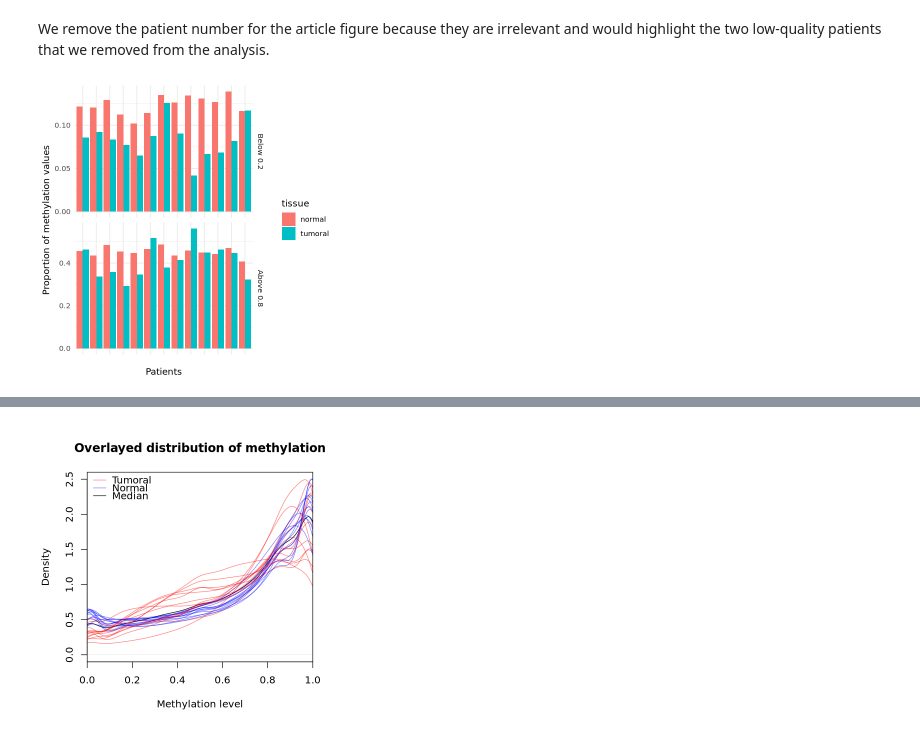
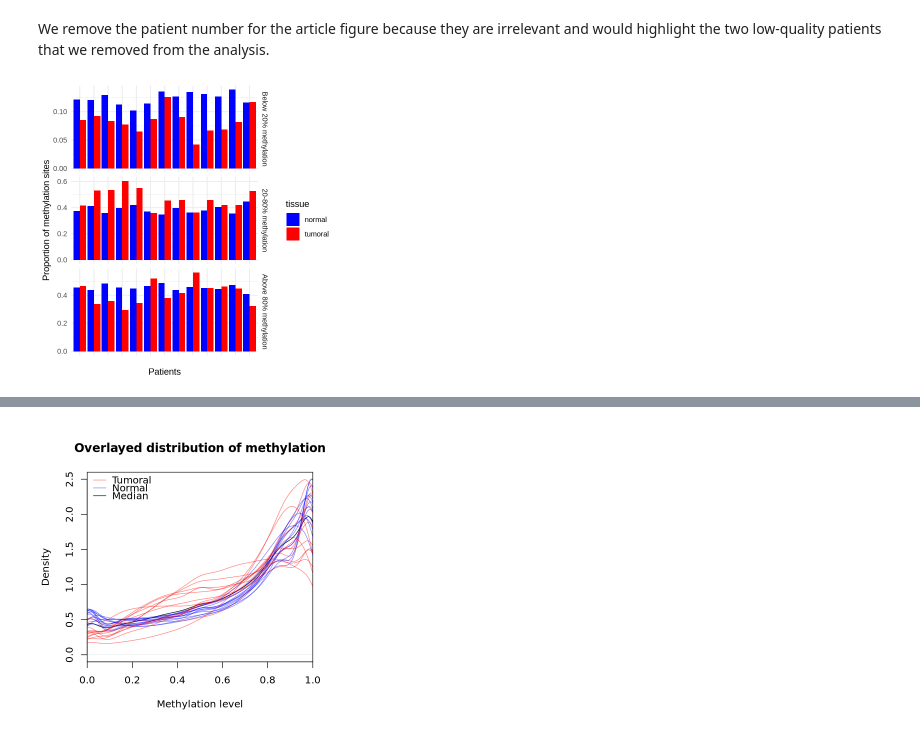
Before and after one commit to guillaumecharbonnier/mw-roperch2025, a Jupyter notebook: src/ipynb/compute_unsupervised_classification.r.ipynb, the cells around one changed output, grey strips where cells are left out. Drawn from its saved outputs; the diff is of its cells as text; code cells hidden in the pictures.

```diff
--- a/src/ipynb/compute_unsupervised_classification.r.ipynb
+++ b/src/ipynb/compute_unsupervised_classification.r.ipynb
@@ -464,7 +493,6 @@ plot_df_melt <- melt(plot_df, id.vars = "Column")
 # %%
-# Add patient_number to the data frame
-plot_df$patient_number <- colData(bsseq_subset)$patient_number
-plot_df$tissue <- colData(bsseq_subset)$tissue
+# Can be read to skip slow recomputations above
+plot_df <- fread(input = "plot_df.tsv")
 plot_df$patient_number <- factor(plot_df$patient_number)
 # Reshape the data frame for plotting
 library(reshape2)
@@ -472,11 +500,23 @@ plot_df_melt <- melt(plot_df, id.vars = c("Column", "patient_number","tissue"))
 # plot_df_melt
 # Create the plot
 library(ggplot2)
-ggplot(plot_df_melt, aes(x = patient_number, y = value, fill = tissue)) +
+p <- ggplot(plot_df_melt, aes(x = patient_number, y = value, fill = tissue)) +
   geom_bar(stat = "identity", position = "dodge") +
-  facet_grid(variable~., scales = "free", labeller = as_labeller(c(Below_0_2 = "Below 0.2", Above_0_8 = "Above 0.8"))) +
+  facet_grid(
+    variable~.,
+    scales = "free",
+    labeller = as_labeller(
+      c(
+        Below_0_2 = "Below 20% methylation",
+        Between_0_2_and_0_8 = "20-80% methylation",
+        Above_0_8 = "Above 80% methylation"
+      )
+    )
+  ) +
+  scale_fill_manual(values = c("tumoral" = "red", "normal" = "blue")) + # Change fill colors
   xlab("Patient Number") +
-  ylab("Proportion of methylation values") +
+  ylab("Proportion of CpG sites") +
   # ggtitle("Proportions of Methylation Values\nBelow 0.2 and Above 0.8") +
   theme_minimal()
+p
 # %% [output]
@@ -484,19 +535,21 @@ ggplot(plot_df_melt, aes(x = patient_number, y = value, fill = tissue)) +
 # %% [markdown]
 We remove the patient number for the article figure because they are irrelevant and would highlight the two low-quality patients that we removed from the analysis.
 # %%
-p <- ggplot(plot_df_melt, aes(x = patient_number, y = value, fill = tissue)) +
-  geom_bar(stat = "identity", position = "dodge") +
-  facet_grid(variable~., scales = "free", labeller = as_labeller(c(Below_0_2 = "Below 0.2", Above_0_8 = "Above 0.8"))) +
-  scale_x_discrete(labels = function(x) vector("character", length(x))) + # Hide x-axis labels
+# p <- ggplot(plot_df_melt, aes(x = patient_number, y = value, fill = tissue)) +
+#   geom_bar(stat = "identity", position = "dodge") +
+#   facet_grid(variable~., scales = "free", labeller = as_labeller(c(Below_0_2 = "Below 0.2", Above_0_8 = "Above 0.8"))) +
+p <- p + scale_x_discrete(labels = function(x) vector("character", length(x))) + # Hide x-axis labels
+  # scale_fill_manual(values = c("tumoral" = "#ff000080", "normal" = "#0000ff80")) + # Change fill colors
+  # scale_fill_manual(values = c("tumoral" = "red", "normal" = "blue")) + # Change fill colors
   xlab("Patients") + # Change xlab to "Patients"
-  ylab("Proportion of methylation values") +
+  ylab("Proportion of methylation sites") +
   theme_minimal()
 p
 ggsave(
   p,
   file = "Barplots_for_article.pdf",
   width = 5,
   height = 5
 )
 # %% [output]
-[figure, old version]
+[figure, new version]
```
Also changed, not shown: parts of 12 cells of this notebook.
